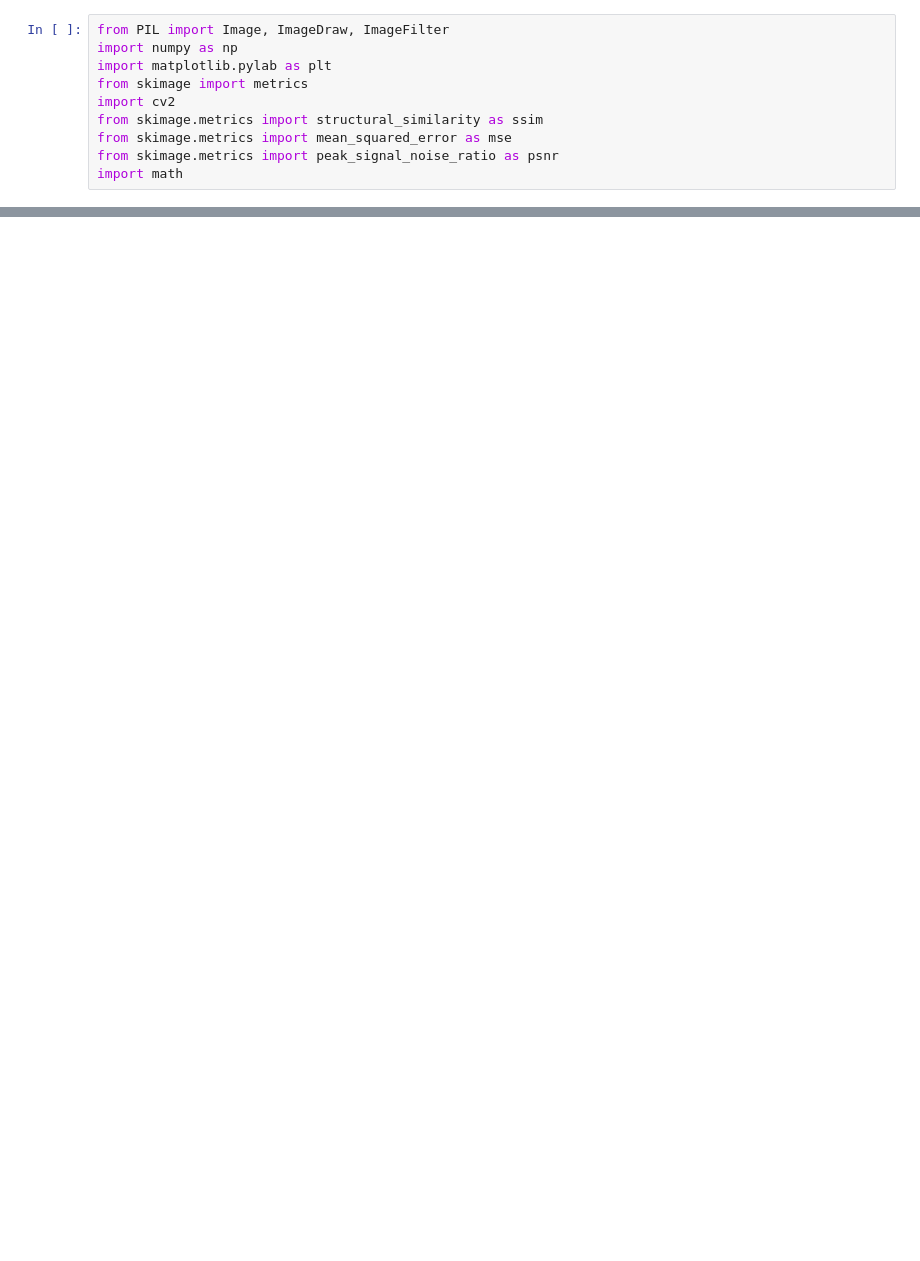
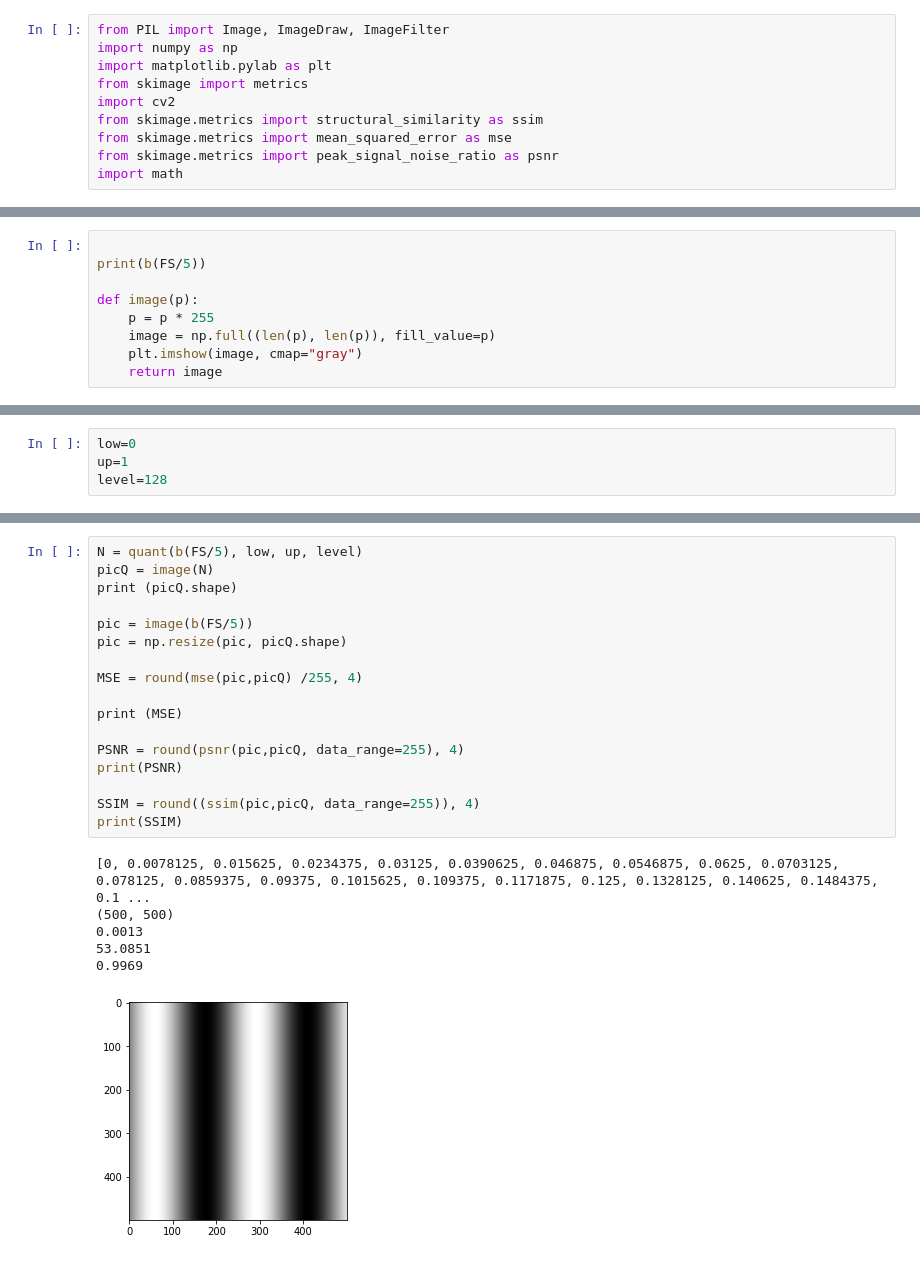
Before and after one commit to Shrek4/labs_2022, a Jupyter notebook: тех зрение/3/3.ipynb, the cells around one changed output, grey strips where cells are left out. Cells and saved outputs as stored; diff of their text form; blank space fills up the shorter version.

```diff
--- a/тех зрение/3/3.ipynb
+++ b/тех зрение/3/3.ipynb
@@ -32,0 +41,9 @@ def draw(chastota):# вывод графика функции
+# %%
+
+print(b(FS/5))
+
+def image(p):
+    p = p * 255
+    image = np.full((len(p), len(p)), fill_value=p)
+    plt.imshow(image, cmap="gray")
+    return image
@@ -32,0 +68,4 @@ def draw(chastota):# вывод графика функции
+# %%
+low=0
+up=1
+level=128
@@ -32,0 +105,24 @@ def draw(chastota):# вывод графика функции
+# %%
+N = quant(b(FS/5), low, up, level)
+picQ = image(N)
+print (picQ.shape)
+
+pic = image(b(FS/5))
+pic = np.resize(pic, picQ.shape)
+
+MSE = round(mse(pic,picQ) /255, 4)
+
+print (MSE)
+
+PSNR = round(psnr(pic,picQ, data_range=255), 4)
+print(PSNR)
+
+SSIM = round((ssim(pic,picQ, data_range=255)), 4)
+print(SSIM)
+# %% [output]
+[0, 0.0078125, 0.015625, 0.0234375, 0.03125, 0.0390625, 0.046875, 0.0546875, 0.0625, 0.0703125, 0.078125, 0.0859375, 0.09375, 0.1015625, 0.109375, 0.1171875, 0.125, 0.1328125, 0.140625, 0.1484375, 0.1 ...
+(500, 500)
+0.0013
+53.0851
+0.9969
+[figure, added]
```
Also changed, not shown: parts of 7 cells of this notebook.
